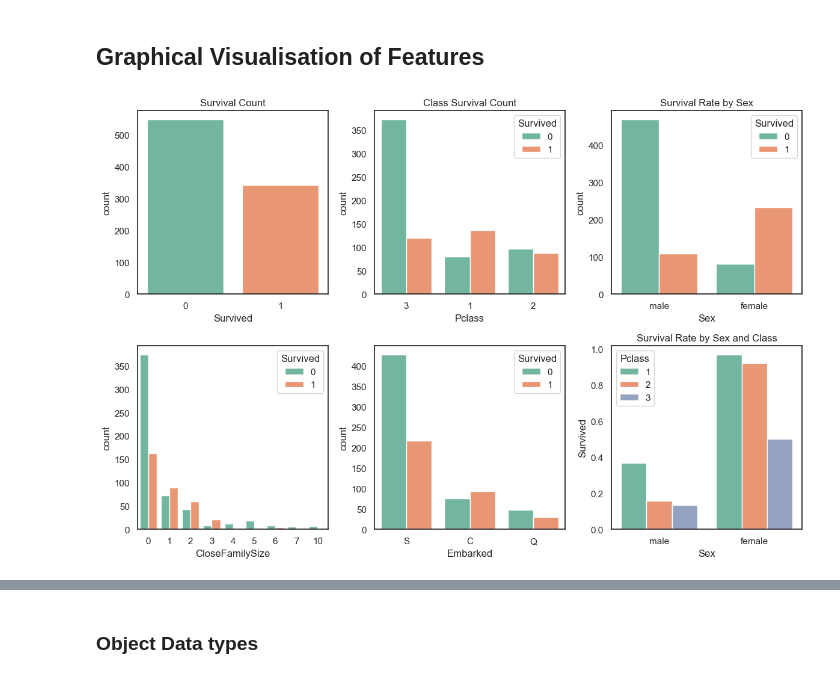
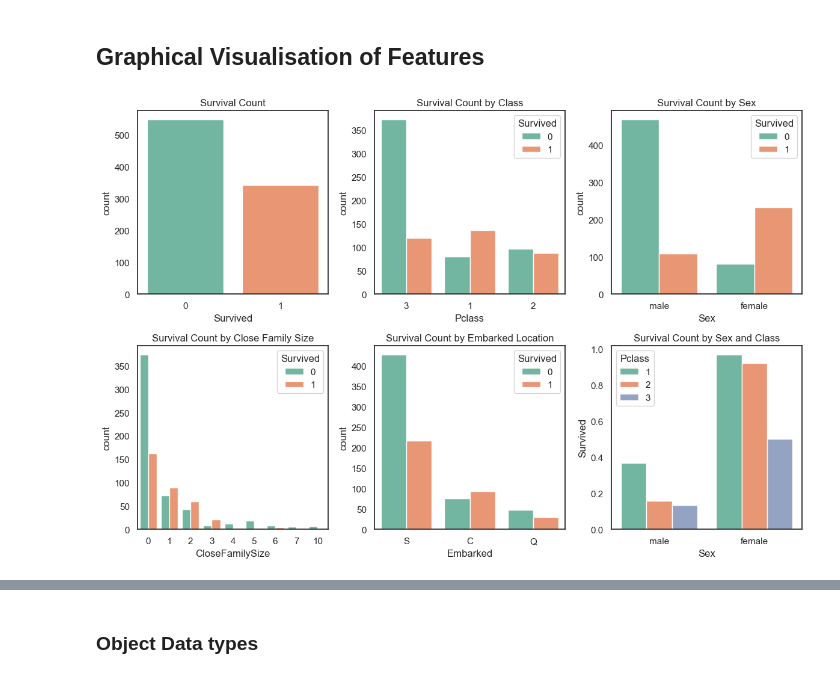
Before and after one commit to joshashton/titanic-ML-from-disaster, a Jupyter notebook: titanic.ipynb, the cells around one changed output, grey strips where cells are left out. Saved outputs shown, nothing was run; the diff lists cells and outputs as text; code cells hidden in the pictures.

```diff
--- a/titanic.ipynb
+++ b/titanic.ipynb
@@ -87,62 +78,44 @@ Cabin
 # %% [markdown]
 ## Graphical Visualisation of Features
 # %%
-
 fig, axes = plt.subplots(2, 3, figsize=(12, 8))
 
 # Create a custom color palette
 custom_palette = sns.color_palette(palette = "Set2")
 sns.set_theme(style="white", palette=custom_palette)
 
 #survival countplot
 sns.countplot(x="Survived",data=df,ax=axes[0, 0])
 axes[0, 0].set_title("Survival Count")
 
 #survival countplot per class
 sns.countplot(df, x="Pclass", hue=df['Survived'].astype(str),ax=axes[0, 1])
-axes[0,1].set_title("Class Survival Count")
+axes[0,1].set_title("Survival Count by Class")
 
 #survival countplot per sex
 sns.countplot(df, x="Sex", hue=df['Survived'].astype(str),ax=axes[0, 2])
-axes[0,2].set_title("Survival Rate by Sex");
+axes[0,2].set_title("Survival Count by Sex");
 
 #Survival Rate by Sex and Class
 df['Pclass'] = df['Pclass'].astype(str)
 sns.barplot(data=df, x="Sex", y="Survived", errorbar=None,hue='Pclass',ax=axes[1, 2], hue_order = ["1","2","3"])
-axes[1,2].set_title("Survival Rate by Sex and Class")
-
-#siblings and parent/child survival count plots
-#sns.countplot(x="SibSp", data=df,hue=df['Survived'].astype(str), ax=axes[2,0])
-#sns.countplot(x="Parch", data=df,hue=df['Survived'].astype(str), ax=axes[1,1])
-
-#sns.displot(df, x="SibSp", discrete=True, hue=df['Survived'].astype(str), multiple="stack",  ax=axes[2,0])
+axes[1,2].set_title("Survival Count by Sex and Class")
 
 #not great correlation for parch and sibspo
 #maybe close family size parch + sib + yourself make it more obvious
 df["CloseFamilySize"] = df["SibSp"] + df["Parch"]
 sns.countplot(x="CloseFamilySize", data=df,hue=df['Survived'].astype(str),ax=axes[1, 0])
+axes[1,0].set_title("Survival Count by Close Family Size")
 
+#survival rate by embarked location
 sns.countplot(x="Embarked", data=df,hue=df['Survived'].astype(str),ax=axes[1, 1])
-
-#child count survival?
-
-#ticket count?
-
-#Catagorize by first character of each ticket
-ticketType = df['Ticket'].str[0]
-
-ticket = pd.DataFrame(ticketType)
-
-#plot of first letter of ticket against survival
-#across 2 axes
-ticket['Survived'] = df['Survived']
-#sns.countplot(x="Ticket", data=ticket,hue=ticket['Survived'].astype(str) , ax = axes)
+axes[1,1].set_title("Survival Count by Embarked Location")
 
 # Adjust layout
 plt.tight_layout()
 plt.show()
 # %% [output]
-[figure, old version]
+[figure, new version]
 # %%
 #histogram plot
 fig, axes = plt.subplots(2, 1, figsize=(10, 8))
```
Also changed, not shown: parts of 5 cells of this notebook.
